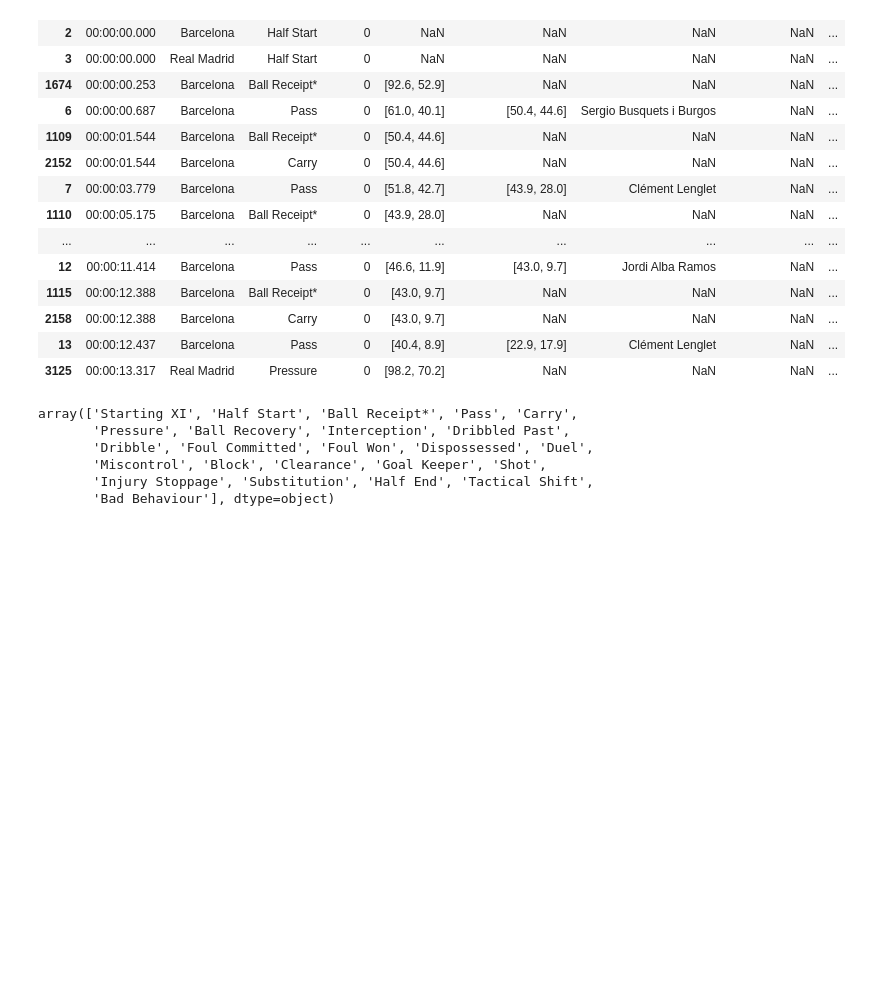
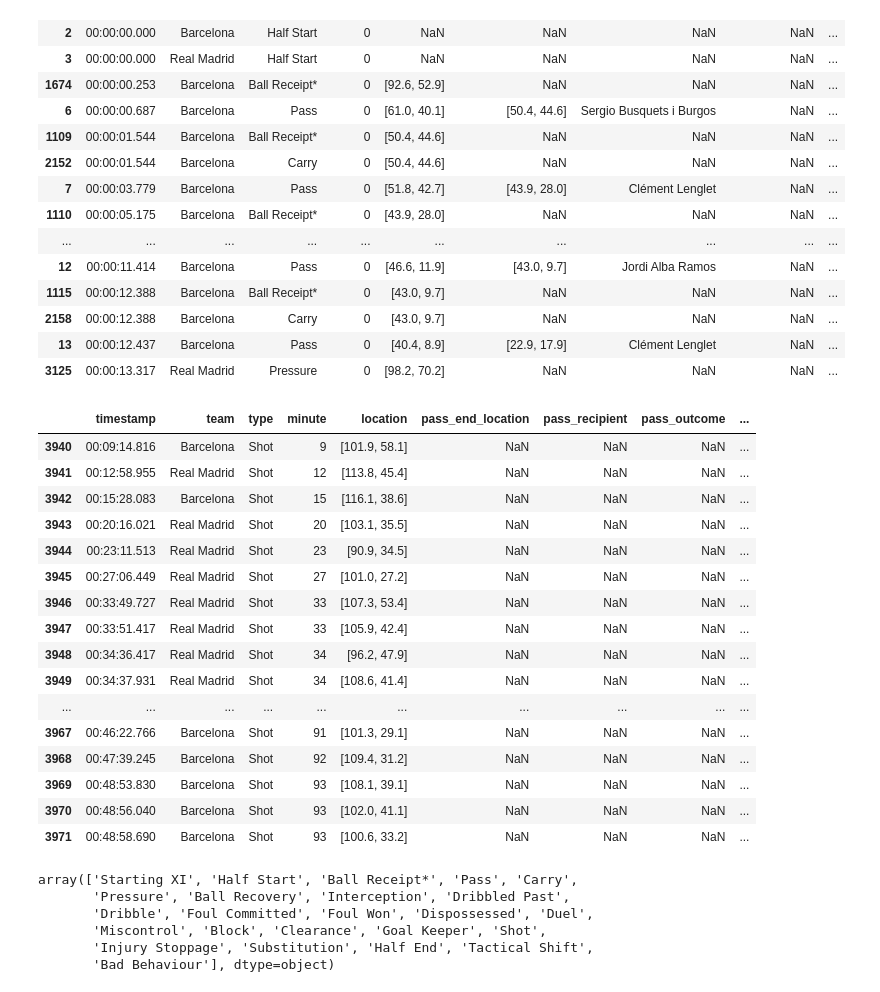
Before and after one commit to victorrmtz/Futbol_Predictor, a Jupyter notebook: src/Analisis partido.ipynb, the cells around one changed output. Drawn from its saved outputs; the diff is of its cells as text; code cells hidden in the pictures; blank space fills up the shorter version.

Commit message:
[Añadimos excel de eventos y creamos los mapas de pases, tiros y mapa de calor] Victor

```diff
--- a/src/Analisis partido.ipynb
+++ b/src/Analisis partido.ipynb
@@ -142,6 +142,26 @@ df_events.head(30)
 | 2158 | 00:00:12.388 | Barcelona | Carry | 0 | [43.0, 9.7] | NaN | NaN | NaN | ... |
 | 13 | 00:00:12.437 | Barcelona | Pass | 0 | [40.4, 8.9] | [22.9, 17.9] | Clément Lenglet | NaN | ... |
 | 3125 | 00:00:13.317 | Real Madrid | Pressure | 0 | [98.2, 70.2] | NaN | NaN | NaN | ... |
+# %%
+df_events[df_events.type == 'Shot']
+# %% [output]
+|  | timestamp | team | type | minute | location | pass_end_location | pass_recipient | pass_outcome | ... |
+| 3940 | 00:09:14.816 | Barcelona | Shot | 9 | [101.9, 58.1] | NaN | NaN | NaN | ... |
+| 3941 | 00:12:58.955 | Real Madrid | Shot | 12 | [113.8, 45.4] | NaN | NaN | NaN | ... |
+| 3942 | 00:15:28.083 | Barcelona | Shot | 15 | [116.1, 38.6] | NaN | NaN | NaN | ... |
+| 3943 | 00:20:16.021 | Real Madrid | Shot | 20 | [103.1, 35.5] | NaN | NaN | NaN | ... |
+| 3944 | 00:23:11.513 | Real Madrid | Shot | 23 | [90.9, 34.5] | NaN | NaN | NaN | ... |
+| 3945 | 00:27:06.449 | Real Madrid | Shot | 27 | [101.0, 27.2] | NaN | NaN | NaN | ... |
+| 3946 | 00:33:49.727 | Real Madrid | Shot | 33 | [107.3, 53.4] | NaN | NaN | NaN | ... |
+| 3947 | 00:33:51.417 | Real Madrid | Shot | 33 | [105.9, 42.4] | NaN | NaN | NaN | ... |
+| 3948 | 00:34:36.417 | Real Madrid | Shot | 34 | [96.2, 47.9] | NaN | NaN | NaN | ... |
+| 3949 | 00:34:37.931 | Real Madrid | Shot | 34 | [108.6, 41.4] | NaN | NaN | NaN | ... |
+| ... | ... | ... | ... | ... | ... | ... | ... | ... | ... |
+| 3967 | 00:46:22.766 | Barcelona | Shot | 91 | [101.3, 29.1] | NaN | NaN | NaN | ... |
+| 3968 | 00:47:39.245 | Barcelona | Shot | 92 | [109.4, 31.2] | NaN | NaN | NaN | ... |
+| 3969 | 00:48:53.830 | Barcelona | Shot | 93 | [108.1, 39.1] | NaN | NaN | NaN | ... |
+| 3970 | 00:48:56.040 | Barcelona | Shot | 93 | [102.0, 41.1] | NaN | NaN | NaN | ... |
+| 3971 | 00:48:58.690 | Barcelona | Shot | 93 | [100.6, 33.2] | NaN | NaN | NaN | ... |
 # %%
 df_events.type.unique()
 # %% [output]
```
Also changed, not shown: 3 other files.
